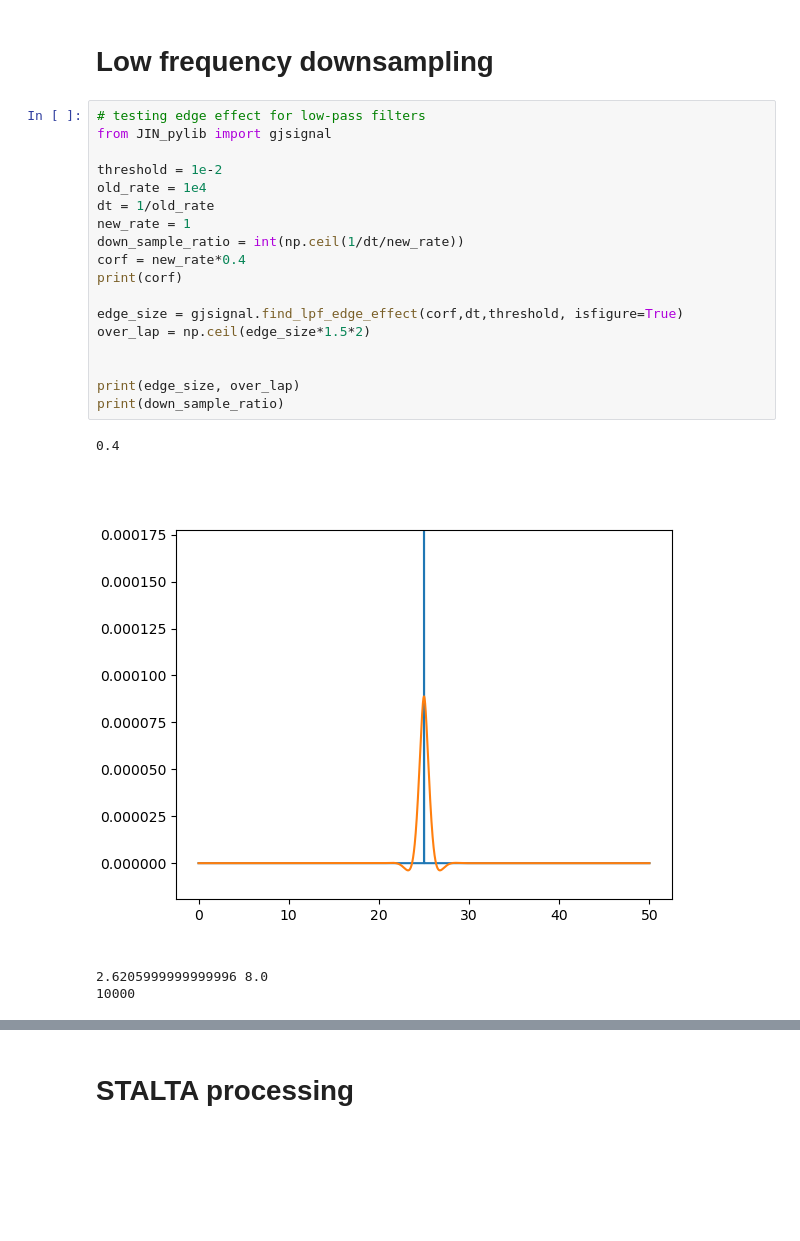
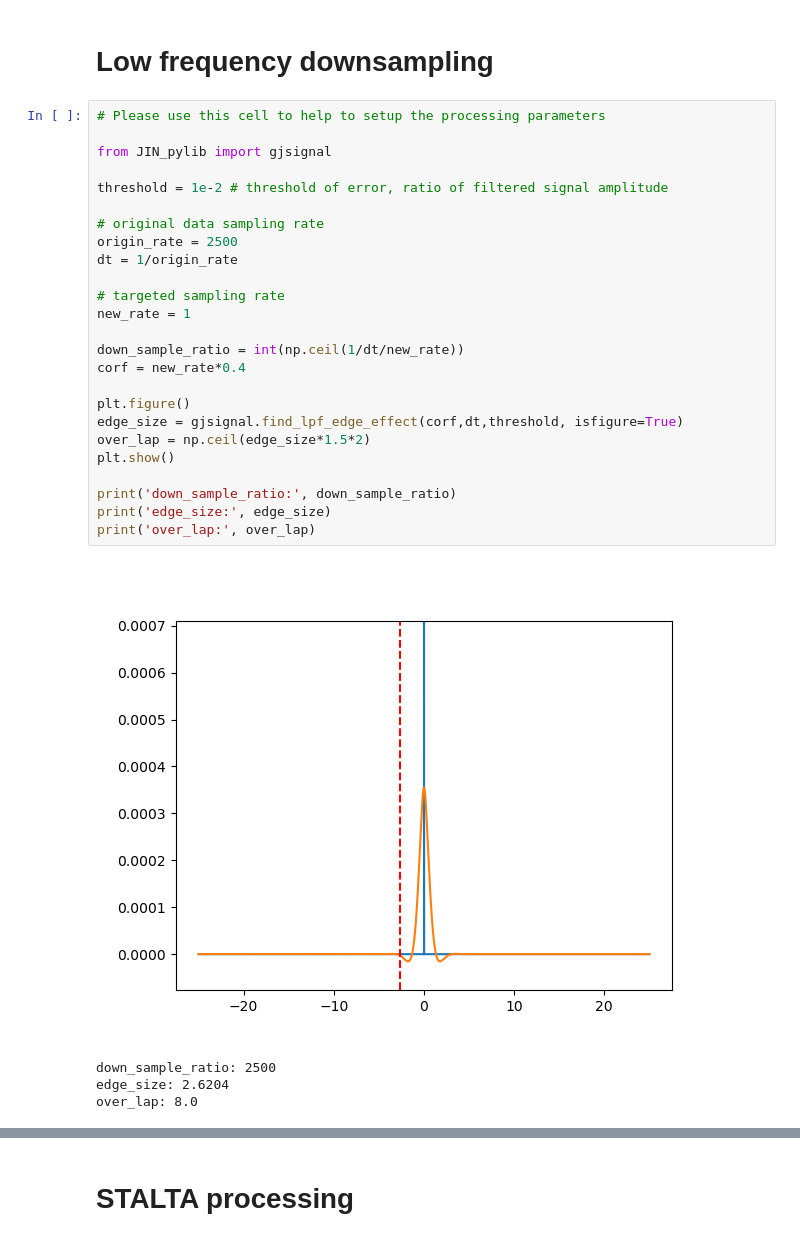
Before and after one commit to jinwar/JIN_pylib, a Jupyter notebook: examples/Spool Processing.ipynb, the cells around one changed output, grey strips where cells are left out. Drawn from its saved outputs; the diff is of its cells as text; blank space fills up the shorter version.

Commit message:
major update on LF processing

```diff
--- a/examples/Spool Processing.ipynb
+++ b/examples/Spool Processing.ipynb
@@ -39,26 +36,33 @@ Spool.sp_process(sp, './std_test/', std,pre_process=pre_process, patch_size=60,
 # %% [markdown]
 # Low frequency downsampling
 # %%
-# testing edge effect for low-pass filters
+# Please use this cell to help to setup the processing parameters
+
 from JIN_pylib import gjsignal
 
-threshold = 1e-2
-old_rate = 1e4
-dt = 1/old_rate
+threshold = 1e-2 # threshold of error, ratio of filtered signal amplitude
+
+# original data sampling rate
+origin_rate = 2500
+dt = 1/origin_rate
+
+# targeted sampling rate
 new_rate = 1
+
 down_sample_ratio = int(np.ceil(1/dt/new_rate))
 corf = new_rate*0.4
-print(corf)
 
+plt.figure()
 edge_size = gjsignal.find_lpf_edge_effect(corf,dt,threshold, isfigure=True)
 over_lap = np.ceil(edge_size*1.5*2)
+plt.show()
 
-
-print(edge_size, over_lap)
-print(down_sample_ratio)
+print('down_sample_ratio:', down_sample_ratio)
+print('edge_size:', edge_size)
+print('over_lap:', over_lap)
 # %% [output]
+[figure, new version]
-0.4
+down_sample_ratio: 2500
+edge_size: 2.6204
+over_lap: 8.0
-[figure, old version]
-2.6205999999999996 8.0
-10000
 # %%
```
Also changed, not shown: parts of 2 cells of this notebook, 5 other files.
